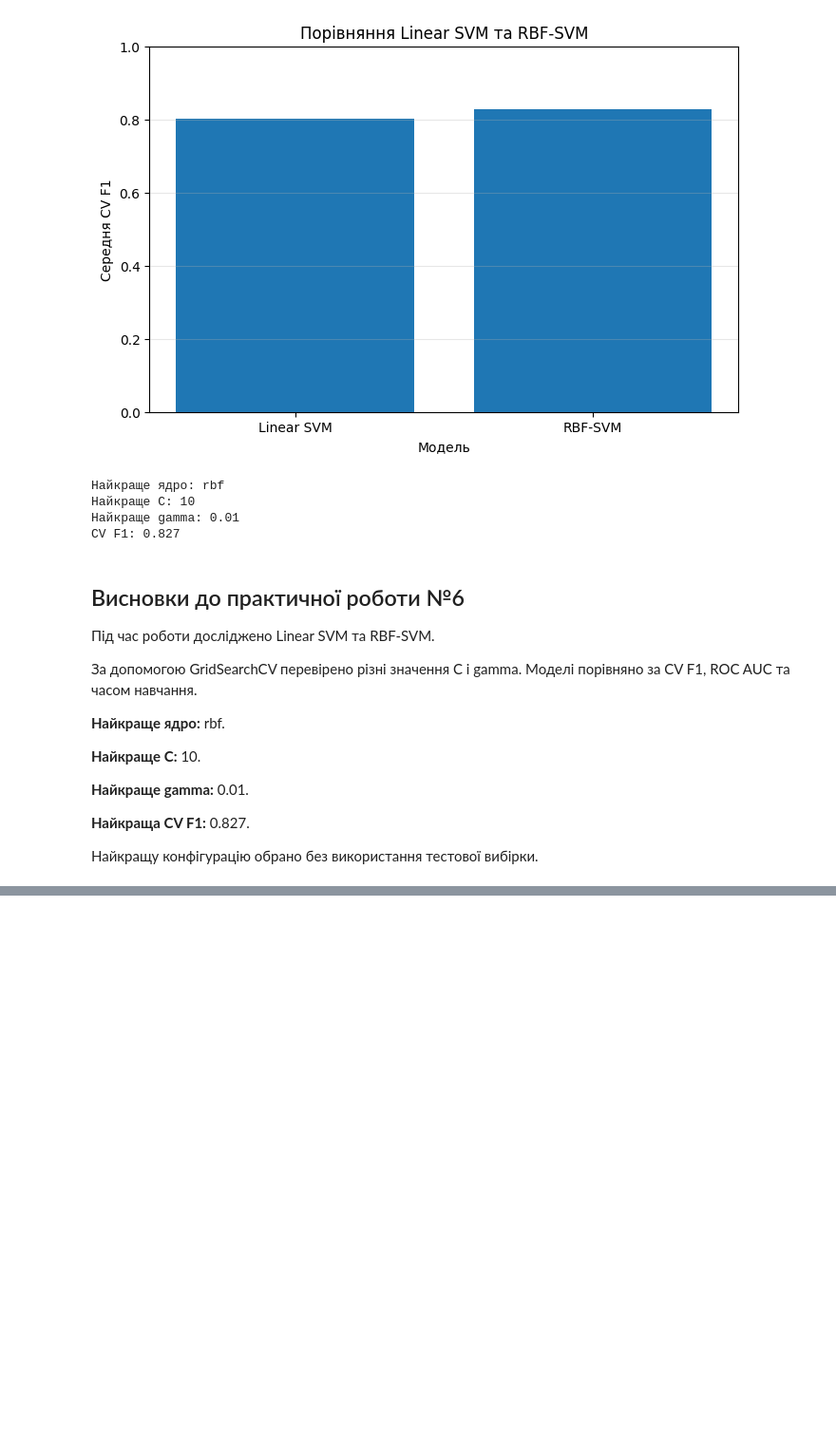
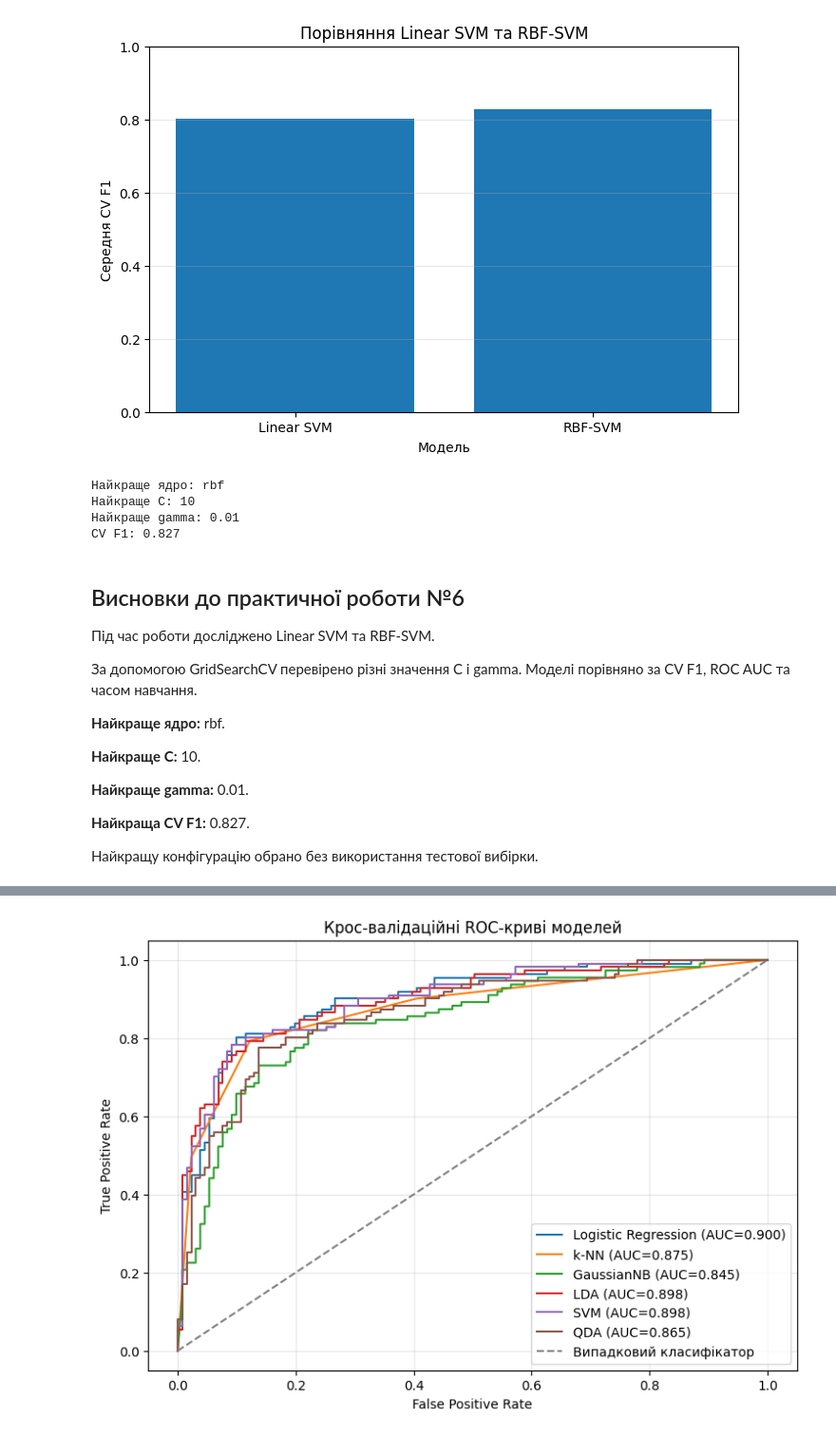
Before and after one commit to dimonkOHYRY111/pattern-recognition-practice, a Jupyter notebook: classification-mini-project/notebooks/PR04_Kochura_Dmytro.ipynb, the cells around one changed output, grey strips where cells are left out. Shown at 95% size. Drawn from its saved outputs; the diff is of its cells as text; code cells hidden in the pictures; blank space fills up the shorter version.

```diff
--- a/classification-mini-project/notebooks/PR04_Kochura_Dmytro.ipynb
+++ b/classification-mini-project/notebooks/PR04_Kochura_Dmytro.ipynb
@@ -1288,0 +1438,71 @@ CV F1: 0.827
+# %%
+
+plt.figure(figsize=(9, 6))
+
+oof_scores = {}
+oof_predictions = {}
+
+for name, model in candidate_models.items():
+
+    # Прогнози класів
+    predictions = cross_val_predict(
+        clone(model),
+        X_train,
+        y_train,
+        cv=cv,
+        method="predict"
+    )
+
+    oof_predictions[name] = predictions
+
+    # Оцінки для ROC-кривої
+    method = (
+        "decision_function"
+        if name == "SVM"
+        else "predict_proba"
+    )
+
+    scores = cross_val_predict(
+        clone(model),
+        X_train,
+        y_train,
+        cv=cv,
+        method=method
+    )
+
+    if method == "predict_proba":
+        positive_scores = scores[:, 1]
+    else:
+        positive_scores = scores
+
+    oof_scores[name] = positive_scores
+
+    fpr, tpr, _ = roc_curve(
+        y_train, positive_scores
+    )
+
+    auc_value = roc_auc_score(
+        y_train, positive_scores
+    )
+
+    plt.plot(
+        fpr,
+        tpr,
+        label=f"{name} (AUC={auc_value:.3f})"
+    )
+
+plt.plot(
+    [0, 1], [0, 1],
+    linestyle="--",
+    color="gray",
+    label="Випадковий класифікатор"
+)
+
+plt.xlabel("False Positive Rate")
+plt.ylabel("True Positive Rate")
+plt.title("Крос-валідаційні ROC-криві моделей")
+plt.legend()
+plt.grid(alpha=0.3)
+plt.show()
+# %% [output]
+[figure, added]
```
Also changed, not shown: parts of 25 cells of this notebook.
